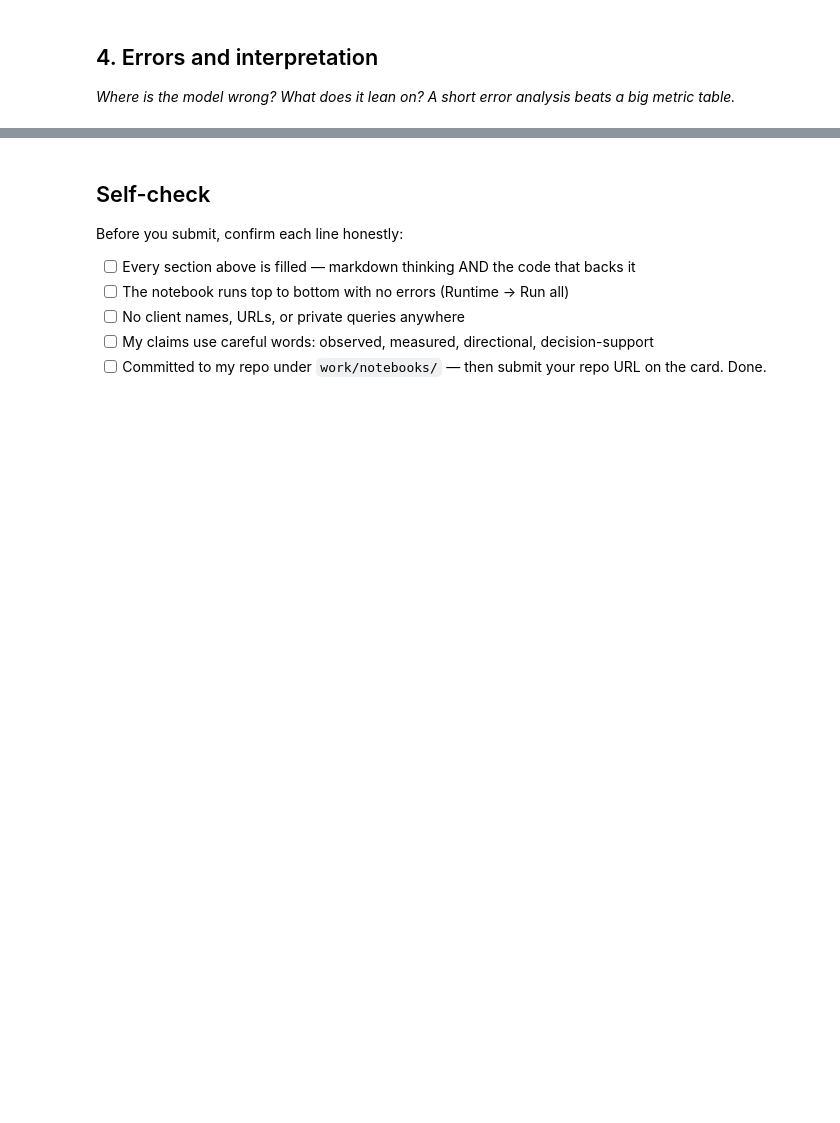
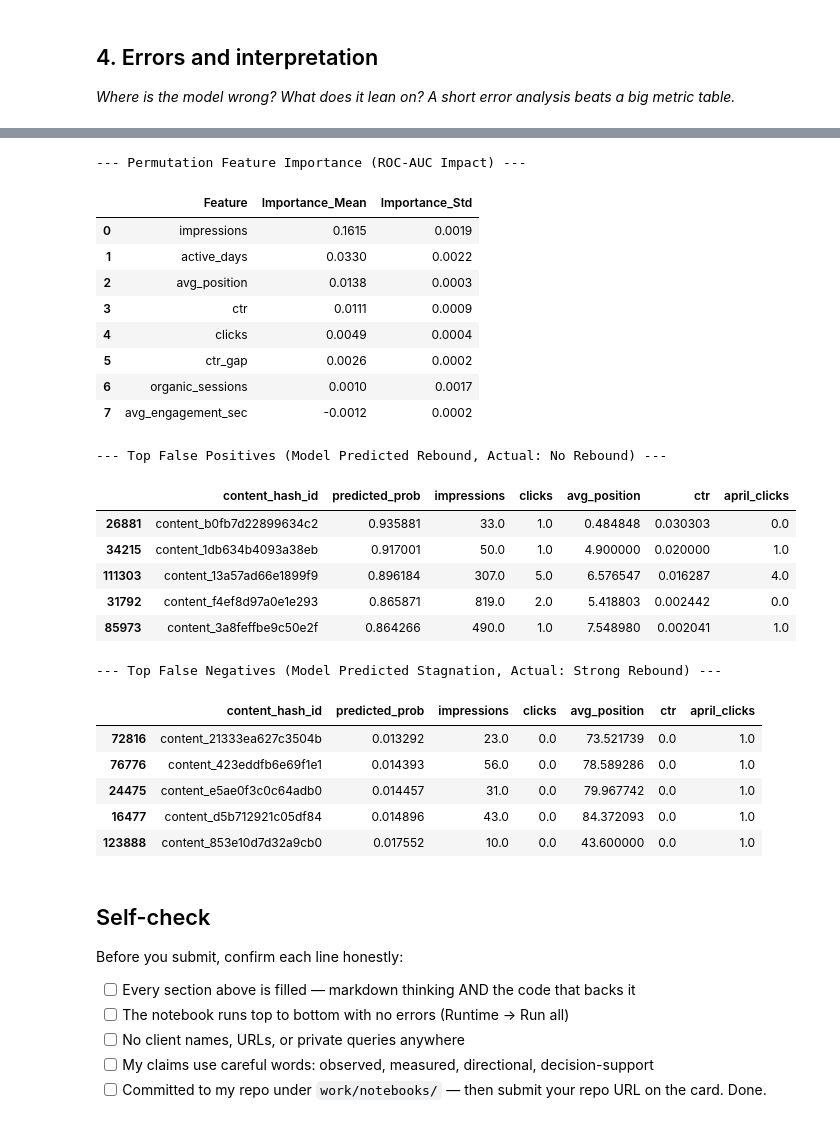
Before and after one commit to Muhammadfaheem8988/FlyRank-AI-internship, a Jupyter notebook: work/notebooks/w05_model.ipynb, the cells around one changed output, grey strips where cells are left out. Cells and saved outputs as stored; diff of their text form; code cells hidden in the pictures; blank space fills up the shorter version.

```diff
--- a/work/notebooks/w05_model.ipynb
+++ b/work/notebooks/w05_model.ipynb
@@ -37,3 +243,58 @@ This skeleton is yours to fill. Work the sections **in order** — each one has
+# %%
+# This cell is for CODE (numbers, a query, a check).
+# Write your text answer in the cell A
+from sklearn.inspection import permutation_importance
+# 1. Compute Permutation Feature Importance on Held-Out Test Set
+perm_importance = permutation_importance(hgb, X_test, y_test, n_repeats=5, random_state=42, scoring='roc_auc')
+
+feat_imp_df = pd.DataFrame({
+    'Feature': features,
+    'Importance_Mean': perm_importance.importances_mean,
+    'Importance_Std': perm_importance.importances_std
+}).sort_values(by='Importance_Mean', ascending=False).reset_index(drop=True)
+
+print("--- Permutation Feature Importance (ROC-AUC Impact) ---")
+display(feat_imp_df.round(4))
+
+# 2. Inspect Top False Positives (High Confidence Errors)
+test_results = test_df.copy()
+test_results['predicted_prob'] = preds_hgb
+test_results['prediction_error'] = test_results['predicted_prob'] - test_results['target_rebound']
+
+# Top 5 False Positives (Model predicted high recovery, but URL remained flat/declined)
+false_positives = test_results[test_results['target_rebound'] == 0].sort_values(by='predicted_prob', ascending=False).head(5)
+print("\n--- Top False Positives (Model Predicted Rebound, Actual: No Rebound) ---")
+display(false_positives[['content_hash_id', 'predicted_prob', 'impressions', 'clicks', 'avg_position', 'ctr', 'april_clicks']])
+
+# Top 5 False Negatives (Model predicted low recovery, but URL surged)
+false_negatives = test_results[test_results['target_rebound'] == 1].sort_values(by='predicted_prob', ascending=True).head(5)
+print("\n--- Top False Negatives (Model Predicted Stagnation, Actual: Strong Rebound) ---")
+display(false_negatives[['content_hash_id', 'predicted_prob', 'impressions', 'clicks', 'avg_position', 'ctr', 'april_clicks']])
+# %% [output]
+--- Permutation Feature Importance (ROC-AUC Impact) ---
+|  | Feature | Importance_Mean | Importance_Std |
+| 0 | impressions | 0.1615 | 0.0019 |
+| 1 | active_days | 0.0330 | 0.0022 |
+| 2 | avg_position | 0.0138 | 0.0003 |
+| 3 | ctr | 0.0111 | 0.0009 |
+| 4 | clicks | 0.0049 | 0.0004 |
+| 5 | ctr_gap | 0.0026 | 0.0002 |
+| 6 | organic_sessions | 0.0010 | 0.0017 |
+| 7 | avg_engagement_sec | -0.0012 | 0.0002 |
+--- Top False Positives (Model Predicted Rebound, Actual: No Rebound) ---
+|  | content_hash_id | predicted_prob | impressions | clicks | avg_position | ctr | april_clicks |
+| 26881 | content_b0fb7d22899634c2 | 0.935881 | 33.0 | 1.0 | 0.484848 | 0.030303 | 0.0 |
+| 34215 | content_1db634b4093a38eb | 0.917001 | 50.0 | 1.0 | 4.900000 | 0.020000 | 1.0 |
+| 111303 | content_13a57ad66e1899f9 | 0.896184 | 307.0 | 5.0 | 6.576547 | 0.016287 | 4.0 |
+| 31792 | content_f4ef8d97a0e1e293 | 0.865871 | 819.0 | 2.0 | 5.418803 | 0.002442 | 0.0 |
+| 85973 | content_3a8feffbe9c50e2f | 0.864266 | 490.0 | 1.0 | 7.548980 | 0.002041 | 1.0 |
+--- Top False Negatives (Model Predicted Stagnation, Actual: Strong Rebound) ---
+|  | content_hash_id | predicted_prob | impressions | clicks | avg_position | ctr | april_clicks |
+| 72816 | content_21333ea627c3504b | 0.013292 | 23.0 | 0.0 | 73.521739 | 0.0 | 1.0 |
+| 76776 | content_423eddfb6e69f1e1 | 0.014393 | 56.0 | 0.0 | 78.589286 | 0.0 | 1.0 |
+| 24475 | content_e5ae0f3c0c64adb0 | 0.014457 | 31.0 | 0.0 | 79.967742 | 0.0 | 1.0 |
+| 16477 | content_d5b712921c05df84 | 0.014896 | 43.0 | 0.0 | 84.372093 | 0.0 | 1.0 |
+| 123888 | content_853e10d7d32a9cb0 | 0.017552 | 10.0 | 0.0 | 43.600000 | 0.0 | 1.0 |
 # %% [markdown]
 ## Self-check
 
```
Also changed, not shown: parts of 10 cells of this notebook.
